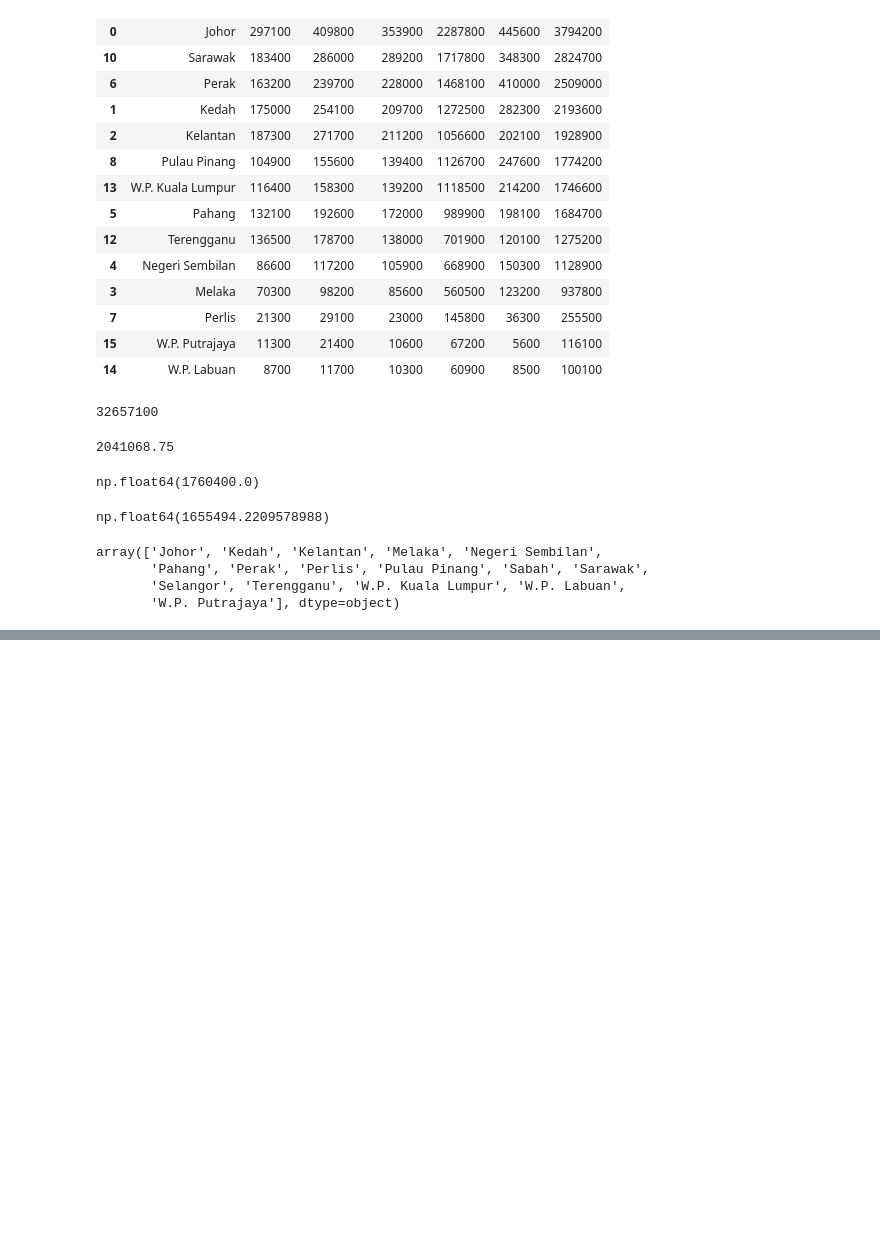
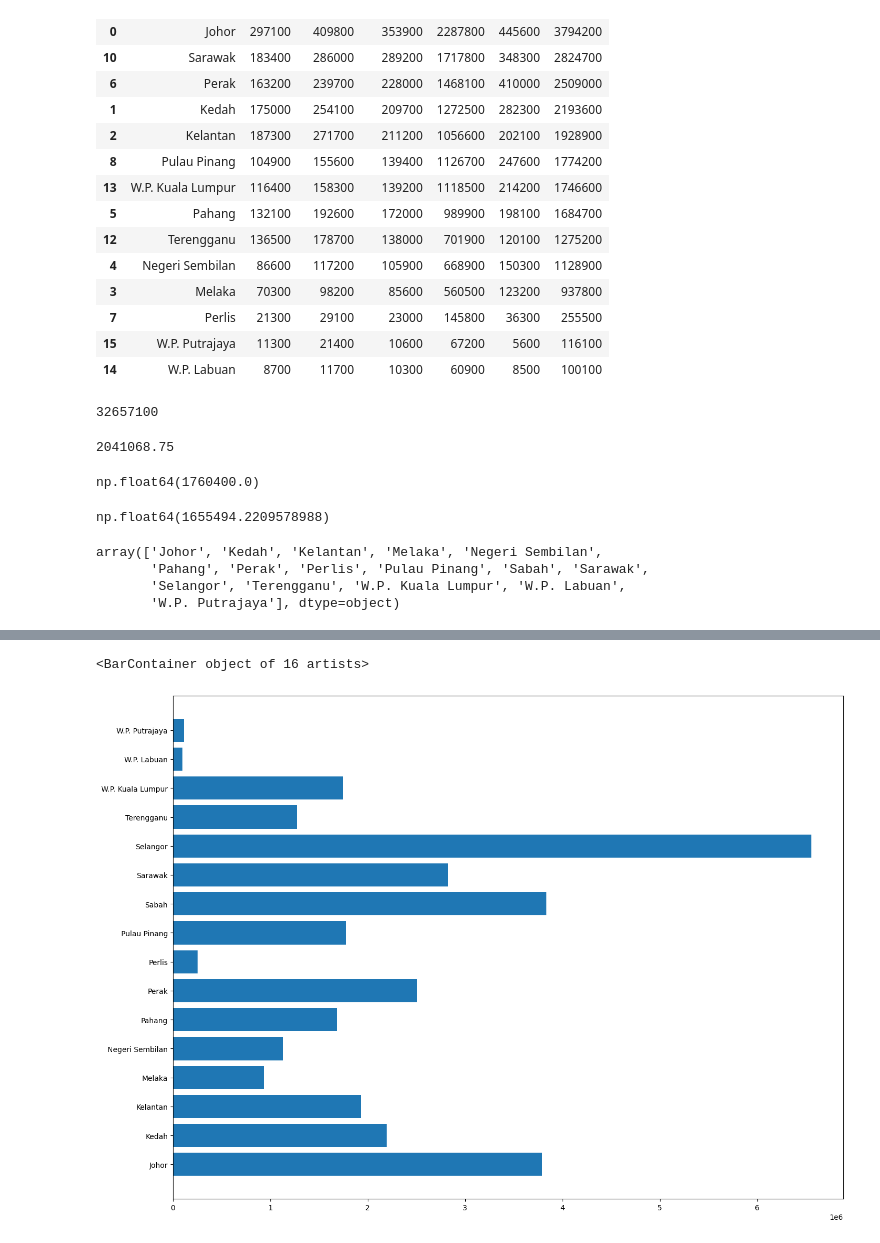
Before and after one commit to syahmisade/IEGCoding, a Jupyter notebook: July12/mypopulations.ipynb, the cells around one changed output, grey strips where cells are left out. Saved outputs shown, nothing was run; the diff lists cells and outputs as text; code cells hidden in the pictures; blank space fills up the shorter version.

```diff
--- a/July12/mypopulations.ipynb
+++ b/July12/mypopulations.ipynb
@@ -562,0 +572,7 @@ array(['Johor', 'Kedah', 'Kelantan', 'Melaka', 'Negeri Sembilan',
+# %%
+fig = plt.figure()
+ax = fig.add_axes([0, 0, 2, 2])
+ax.barh(p['state'], p['total'])
+# %% [output]
+<BarContainer object of 16 artists>
+[figure, added]
```
Also changed, not shown: parts of 6 cells of this notebook.
